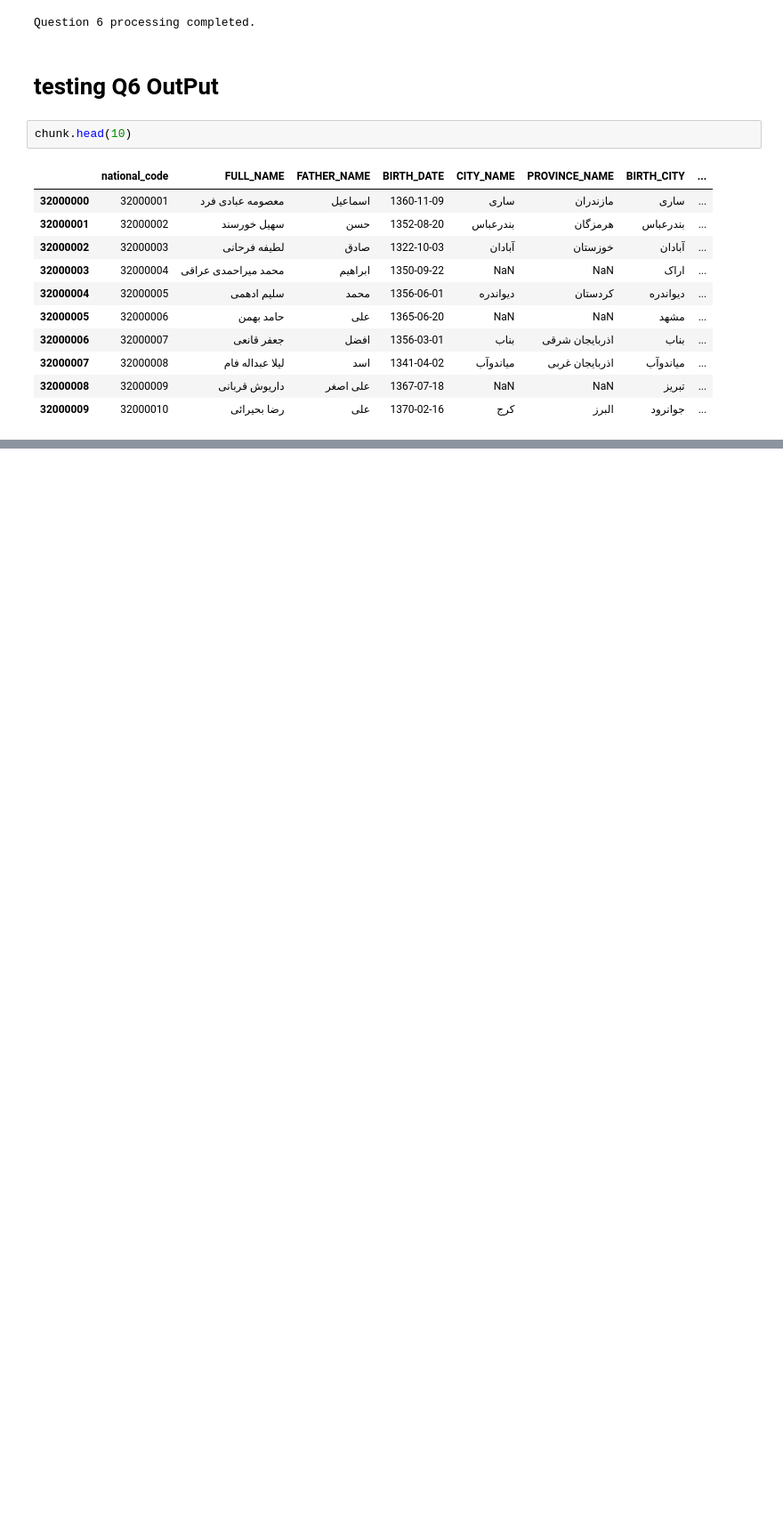
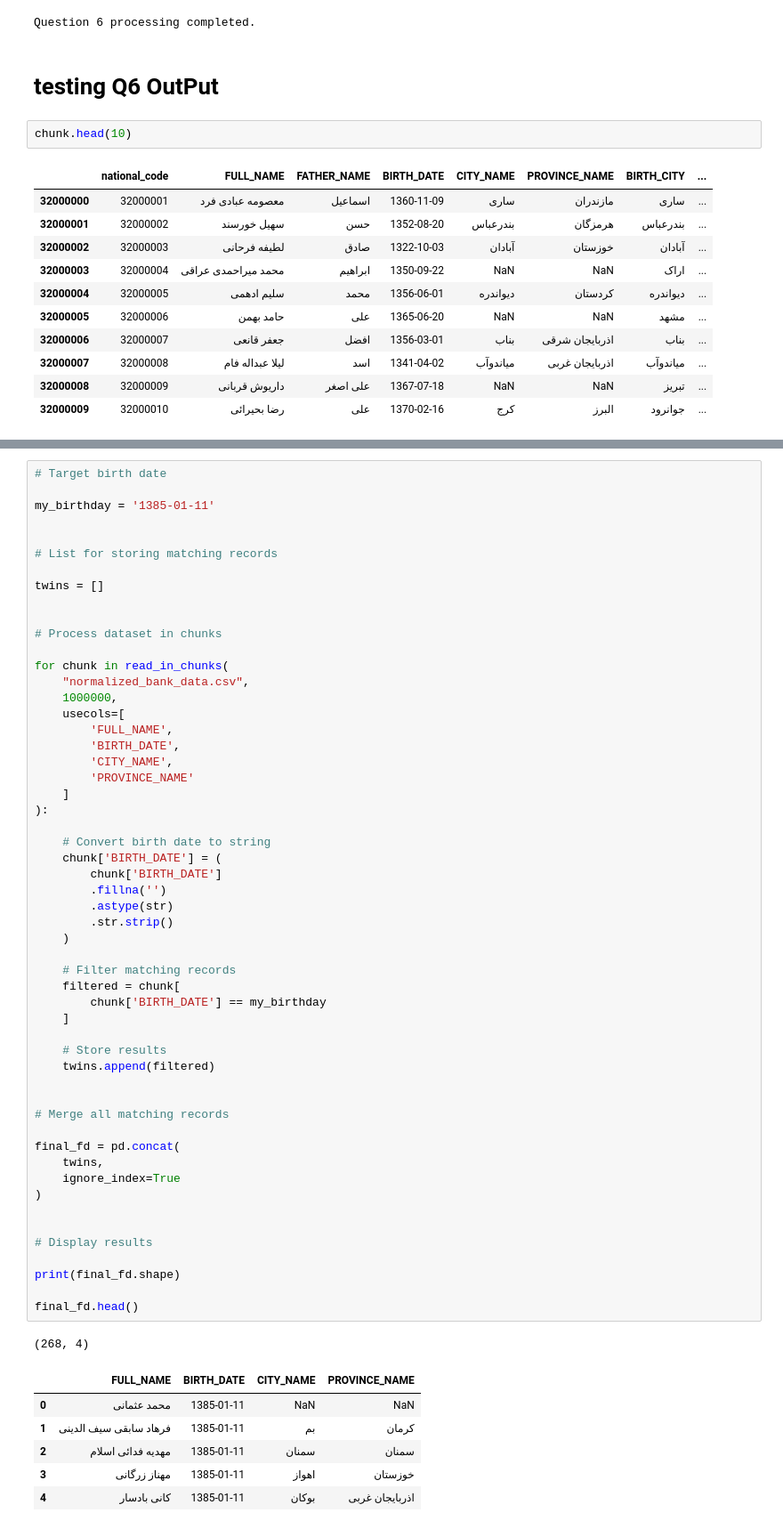
Before and after one commit to mahanfattahi/BANK-NIT, a Jupyter notebook: nitbank.ipynb, the cells around one changed output, grey strips where cells are left out. Shown at 89% size. Drawn from its saved outputs; the diff is of its cells as text; blank space fills up the shorter version.

```diff
--- a/nitbank.ipynb
+++ b/nitbank.ipynb
@@ -534,0 +729,62 @@ chunk.head(10)
+# %%
+# Target birth date
+
+my_birthday = '1385-01-11'
+
+
+# List for storing matching records
+
+twins = []
+
+
+# Process dataset in chunks
+
+for chunk in read_in_chunks(
+    "normalized_bank_data.csv",
+    1000000,
+    usecols=[
+        'FULL_NAME',
+        'BIRTH_DATE',
+        'CITY_NAME',
+        'PROVINCE_NAME'
+    ]
+):
+
+    # Convert birth date to string
+    chunk['BIRTH_DATE'] = (
+        chunk['BIRTH_DATE']
+        .fillna('')
+        .astype(str)
+        .str.strip()
+    )
+
+    # Filter matching records
+    filtered = chunk[
+        chunk['BIRTH_DATE'] == my_birthday
+    ]
+
+    # Store results
+    twins.append(filtered)
+
+
+# Merge all matching records
+
+final_fd = pd.concat(
+    twins,
+    ignore_index=True
+)
+
+
+# Display results
+
+print(final_fd.shape)
+
+final_fd.head()
+# %% [output]
+(268, 4)
+|  | FULL_NAME | BIRTH_DATE | CITY_NAME | PROVINCE_NAME |
+| 0 | محمد عثمانی | 1385-01-11 | NaN | NaN |
+| 1 | فرهاد سابقی سیف الدینی | 1385-01-11 | بم | کرمان |
+| 2 | مهدیه فدائی اسلام | 1385-01-11 | سمنان | سمنان |
+| 3 | مهناز زرگانی | 1385-01-11 | اهواز | خوزستان |
+| 4 | کانی بادسار | 1385-01-11 | بوکان | اذربایجان غربی |
```
Also changed, not shown: parts of 17 cells of this notebook, 1 other file.
